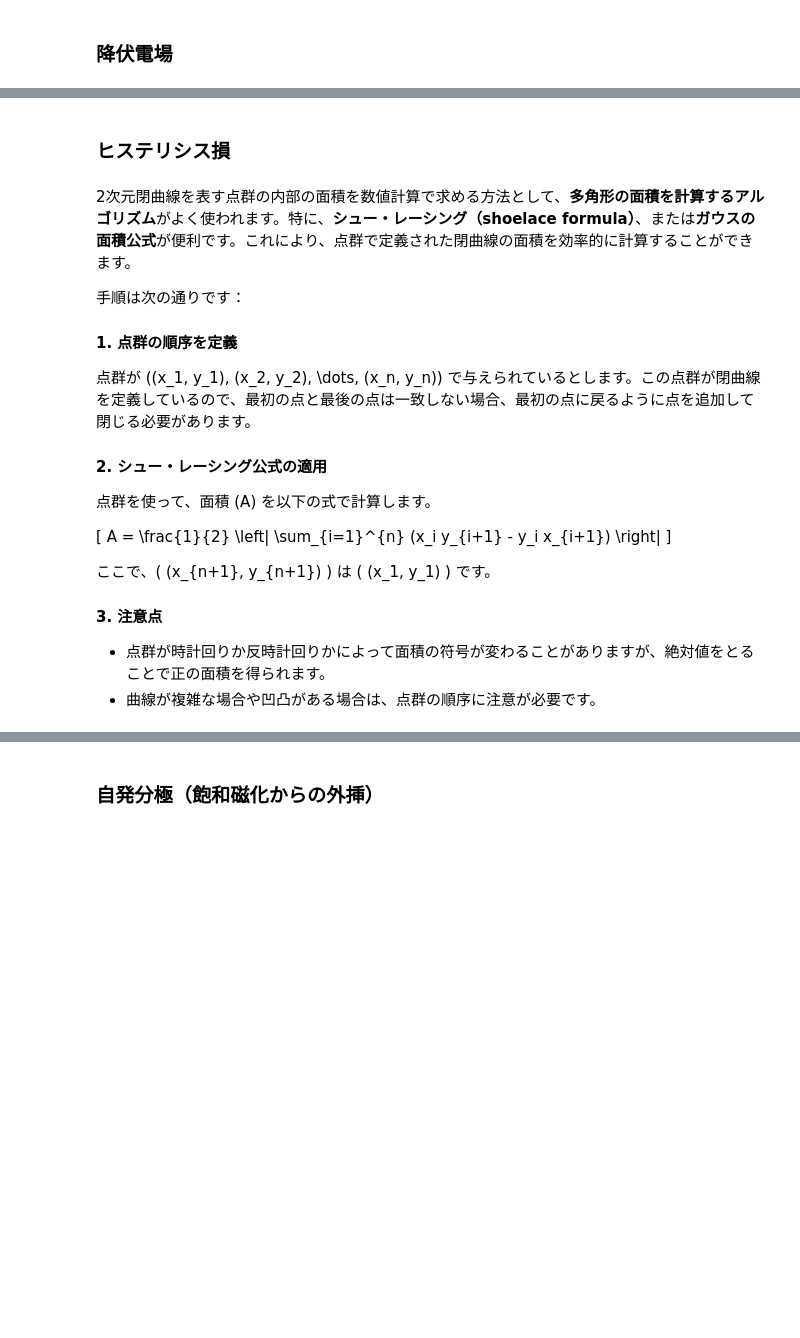
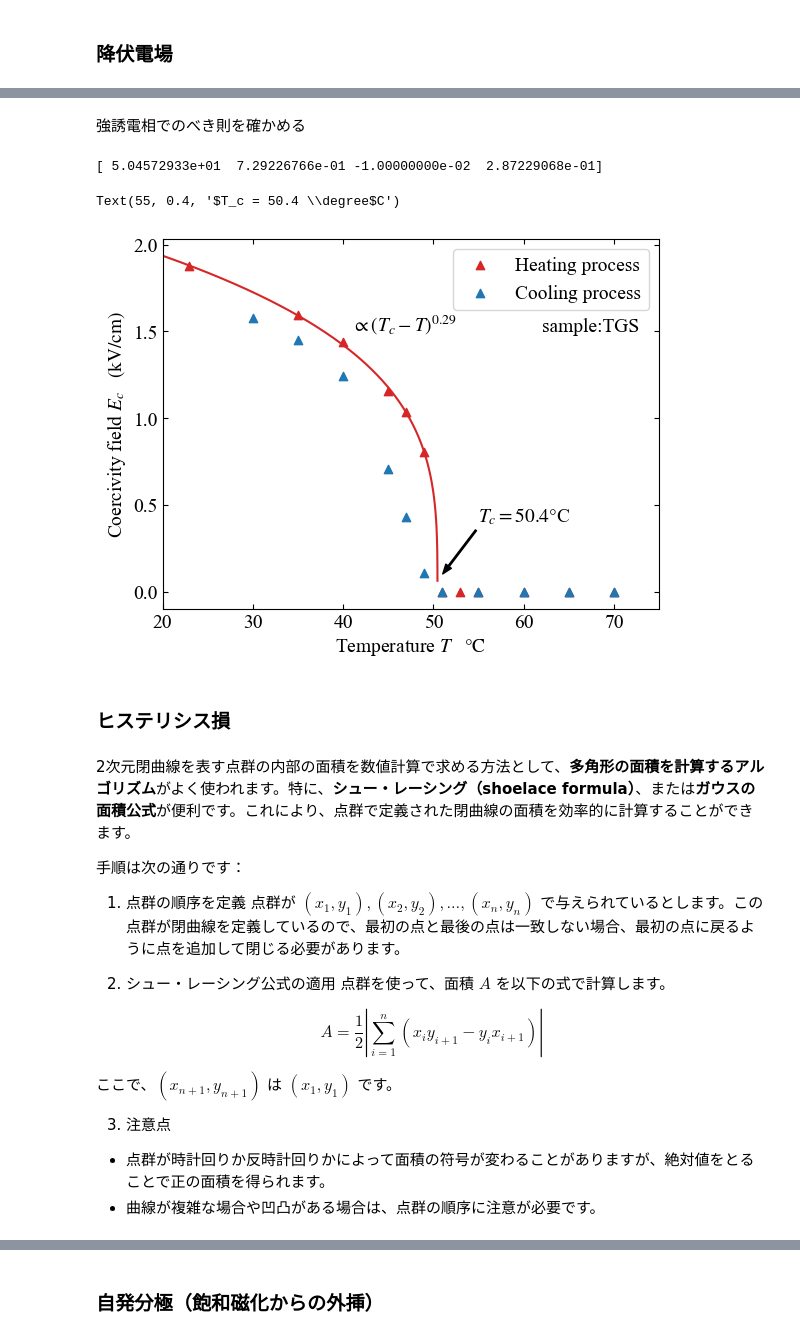
Before and after one commit to xiang-gong3944/----, a Jupyter notebook: 2024_10_04_ヒステリシス/data/2024_10_11.ipynb, the cells around one changed output, grey strips where cells are left out. Saved outputs shown, nothing was run; the diff lists cells and outputs as text; code cells hidden in the pictures; blank space fills up the shorter version.

```diff
--- a/2024_10_04_ヒステリシス/data/2024_10_11.ipynb
+++ b/2024_10_04_ヒステリシス/data/2024_10_11.ipynb
@@ -29,7 +29,7 @@ for i in range(3):
         elif (i == 3):
             temp.append(45)
         volt.append((j+1)*10.0)
-temp.append(40)
+temp.append(45)
 volt.append(5)
 for j in range(15):
         temp.append(45)
@@ -64,4 +64,11 @@ temp.append(40)
 
 temp.append(35)
 temp.append(30)
+
+temp = np.array(temp)
+volt = np.array(volt)
+
+heating_index = [14, 29, 44, 60, 61, 62, 63, 64, 65, 66, 67, 68]
+cooling_index = list(range(69,80))
+fero_index = [14, 29, 44, 60, 61, 62, 74, 75, 76, 77, 78, 79]
 # %%
@@ -104,3 +122,9 @@ for i in range(nfile):
+# %%
+def parafit(x, Tc, A, B, a):
+    return A* ((x-Tc)*(x-Tc))**(a/2) + B
+
+def ferofit(x, Tc, A, B, a):
+    return A* (Tc-x)**a + B
 # %% [markdown]
 ## 解析
 # %% [markdown]
@@ -113,6 +139,8 @@ for i in range(nfile):
 # %%
 Ec = np.zeros(nfile)
 for i in range(nfile):
+    if((i >= 63) and (i <= 73)):
+        continue
     Ec[i] += data[i][1][np.argmin(np.abs(data[i][2][0:200]))]
     Ec[i] -= data[i][1][np.argmin(np.abs(data[i][2][200:400]))+200]
     Ec[i] += data[i][1][np.argmin(np.abs(data[i][2][400:600]))+400]
@@ -138,3 +226,50 @@ plt.scatter(temp[i:j],Ec[i:j])
+# %% [markdown]
+強誘電相でのべき則を確かめる
+# %%
+initial_guess = [53, 0.84, 0.0, 0.239]
+lower_bounds =[49, 0.2, -0.01, 0]
+upper_bounds =[53, 1, 0.01, 1]
+popt = curve_fit(ferofit, temp[fero_index][:6], Ec[fero_index][:6], p0=initial_guess, bounds=(lower_bounds, upper_bounds), maxfev=5000)[0]
+print(popt)
+
+fitcurve = lambda T: ferofit(T, popt[0],popt[1], popt[2],popt[3])
+T_values = np.linspace(20,55,100000)
+
+
+# 目盛を上下作用にセット
+f = plt.figure()
+ax = f.add_subplot(111)
+ax.yaxis.set_ticks_position('both')
+ax.xaxis.set_ticks_position('both')
+plt.rcParams['xtick.direction'] = 'in'
+plt.rcParams['ytick.direction'] = 'in'
+
+# プロットエリアの範囲等の整備
+plt.xlim(20,75)
+plt.yticks([0, 0.5, 1, 1.5, 2.0])
+# plt.ylim(0,2)
+
+# フォントの選択
+plt.rcParams['font.size'] = 14
+plt.rcParams['font.family'] ='Times New Roman'
+plt.rcParams['mathtext.fontset'] = 'stix'
+
+# 軸ラベル
+plt.xlabel("Temperature $ T \quad\mathrm{\degree C}$")
+plt.ylabel("Coercivity field $ E_c \quad(\mathrm{kV/cm)}$ ")
+
+plt.plot(T_values,fitcurve(T_values), color = "tab:red")
+plt.scatter(temp[heating_index],Ec[heating_index], color = "tab:red", marker = "^", label = "Heating process")
+plt.scatter(temp[cooling_index],Ec[cooling_index], color = "tab:blue", marker = "^", label = "Cooling process")
+
+plt.legend()
+plt.text(41, 1.5, "$\propto(T_c-T)^{0.29}$", backgroundcolor = "white")
+plt.text(62, 1.5, "sample:TGS", backgroundcolor = "white")
+plt.annotate(text="$T_c = 50.4 \degree$C", xy=(51,0.1), xytext=(55,0.4), arrowprops=dict(color='black', width =1.0,headwidth=5.0,headlength=7.0,shrink=0.01))
+# %% [output]
+[ 5.04572933e+01  7.29226766e-01 -1.00000000e-02  2.87229068e-01]
+Text(55, 0.4, '$T_c = 50.4 \\degree$C')
+[figure, added]
 # %% [markdown]
 ### ヒステリシス損
 # %% [markdown]
@@ -142,20 +277,20 @@ plt.scatter(temp[i:j],Ec[i:j])
 
 手順は次の通りです：
 
-#### 1. 点群の順序を定義
-点群が \((x_1, y_1), (x_2, y_2), \dots, (x_n, y_n)\) で与えられているとします。この点群が閉曲線を定義しているので、最初の点と最後の点は一致しない場合、最初の点に戻るように点を追加して閉じる必要があります。
+1. 点群の順序を定義
+点群が $(x_1, y_1), (x_2, y_2), \dots, (x_n, y_n)$ で与えられているとします。この点群が閉曲線を定義しているので、最初の点と最後の点は一致しない場合、最初の点に戻るように点を追加して閉じる必要があります。
 
-#### 2. シュー・レーシング公式の適用
-点群を使って、面積 \(A\) を以下の式で計算します。
+2. シュー・レーシング公式の適用
+点群を使って、面積 $A$ を以下の式で計算します。
 
-\[
+$$
 A = \frac{1}{2} \left| \sum_{i=1}^{n} (x_i y_{i+1} - y_i x_{i+1}) \right|
-\]
+$$
 
-ここで、\( (x_{n+1}, y_{n+1}) \) は \( (x_1, y_1) \) です。
+ここで、$ (x_{n+1}, y_{n+1}) $ は $ (x_1, y_1) $ です。
 
 
-#### 3. 注意点
+3. 注意点
 - 点群が時計回りか反時計回りかによって面積の符号が変わることがありますが、絶対値をとることで正の面積を得られます。
 - 曲線が複雑な場合や凹凸がある場合は、点群の順序に注意が必要です。
 # %%
```
Also changed, not shown: parts of 50 cells of this notebook, 1 other file.
